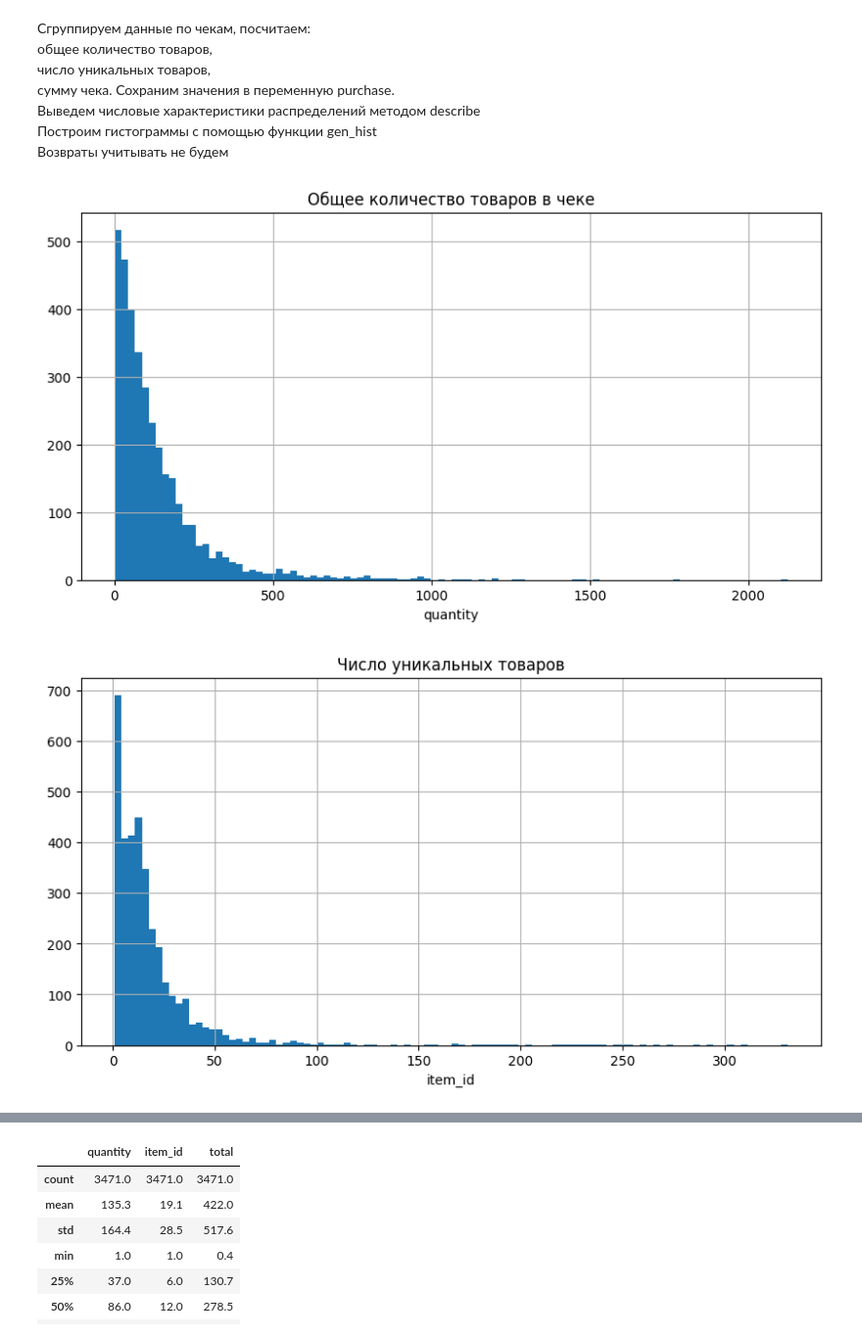
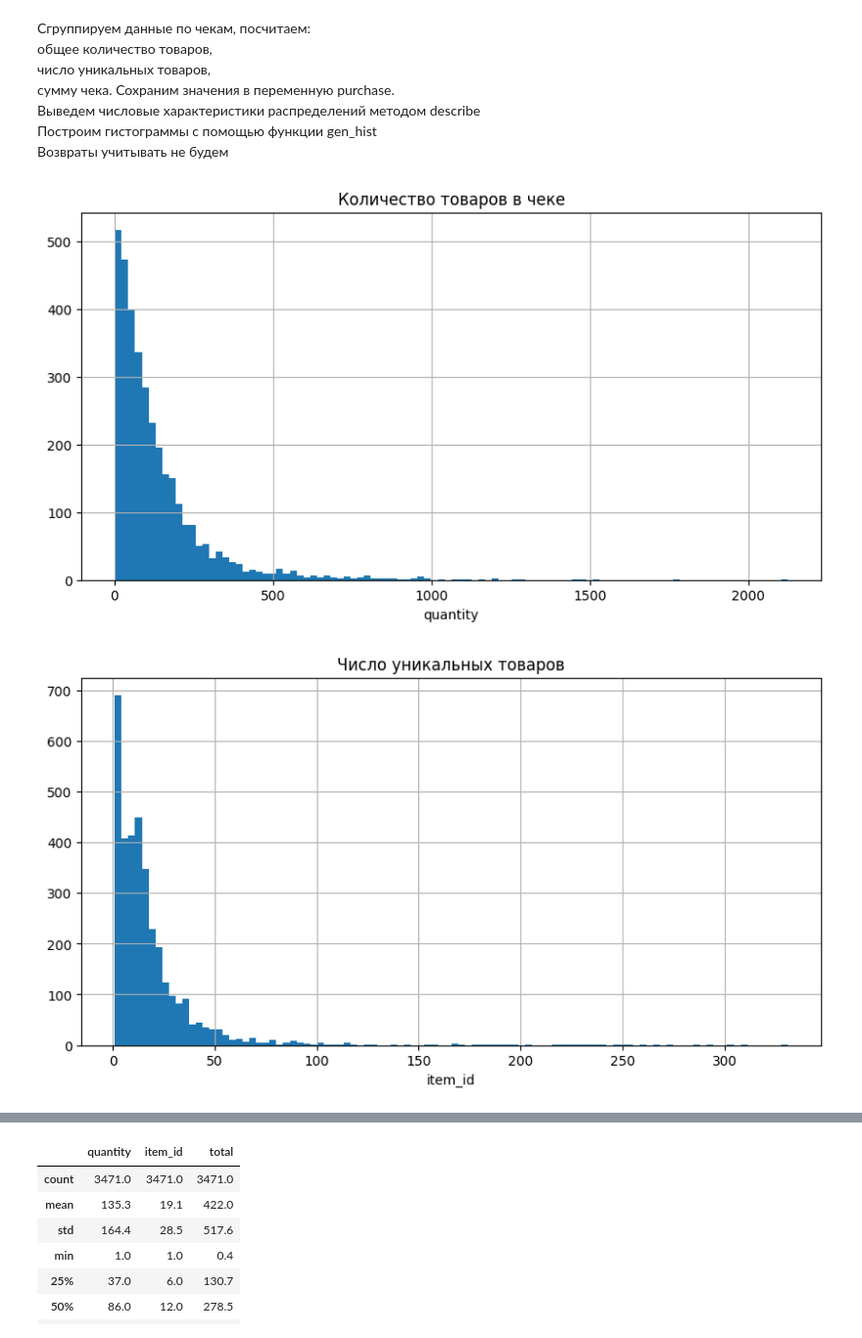
Before and after one commit to akirionenko/senior_progect, a Jupyter notebook: senior_project_1.ipynb, the cells around one changed output, grey strips where cells are left out. Shown at 98% size. Drawn from its saved outputs; the diff is of its cells as text; code cells hidden in the pictures.

```diff
--- a/senior_project_1.ipynb
+++ b/senior_project_1.ipynb
@@ -681,7 +681,7 @@ customer = data_purchase.groupby('customer_id').agg(
     {'purchase_id': 'nunique', 'quantity': 'sum', 'total': 'sum'})
 # %%
 # функция построения гистограмм
-def gen_hist(data = customer, column='purshase_id', title='Гистограмма'):
+def gen_hist(data, column, title):
     data[column].hist(figsize=(10, 5), bins=100)
     plt.title(title)
     plt.xlabel(column)
@@ -735,11 +736,11 @@ purchase = data_purchase.groupby('purchase_id').agg(
 purchase['total'] = purchase['total'].round(1)
 # %%
 # вызов функции
-gen_hist(purchase, column='quantity', title='Общее количество товаров в чеке')
+gen_hist(purchase, column='quantity', title='Количество товаров в чеке')
 gen_hist(purchase, column='item_id', title='Число уникальных товаров')
 gen_hist(purchase, column='total', title='Сумма чека')
 # %% [output]
-[figure, old version]
+[figure, new version]
 [figure]
 [figure]
 # %%
```
Also changed, not shown: parts of 5 cells of this notebook.
